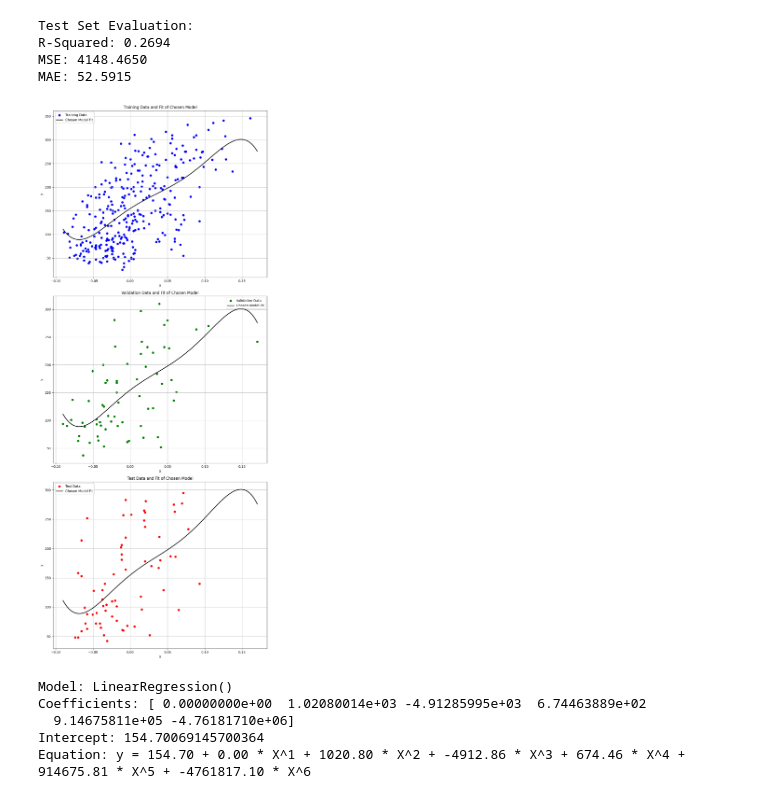
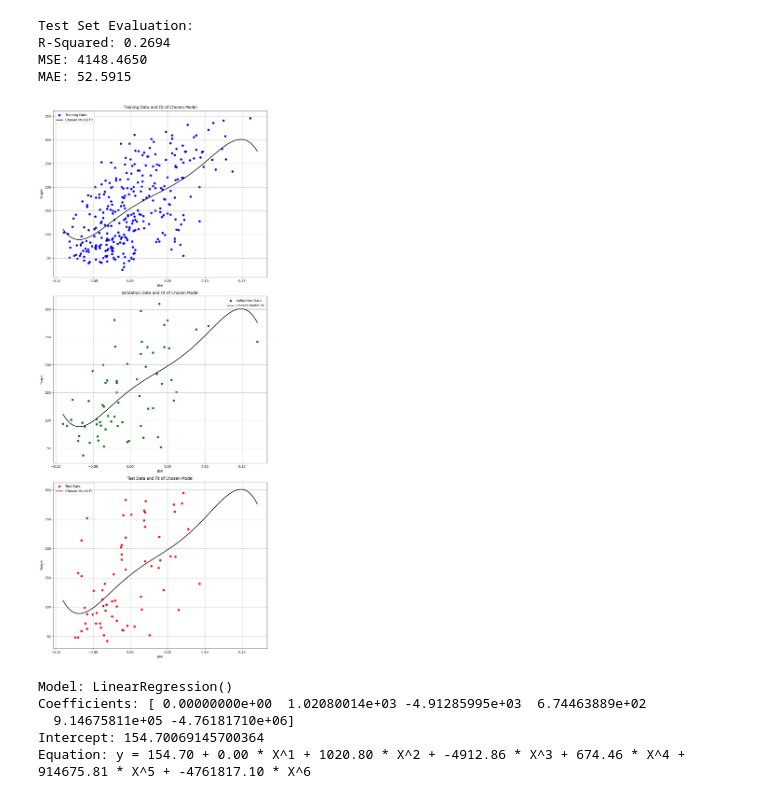
Before and after one commit to sumitsandhu/CSCN8010-labs, a Jupyter notebook: lab_4.ipynb, the cells around one changed output. Cells and saved outputs as stored; diff of their text form; code cells hidden in the pictures.

```diff
--- a/lab_4.ipynb
+++ b/lab_4.ipynb
@@ -517,35 +519,35 @@ MAE: 52.5915
 # %%
 fig, axes = plt.subplots(3, 1, figsize=(10, 24))
 X_range = np.linspace(min(X), max(X), 100).reshape(-1, 1)
 
 axes[0].scatter(X_train, y_train, color='blue', label='Training Data')
 axes[0].plot(X_range, best_model.predict(X_range), color='black', linewidth=2, label='Chosen Model Fit')
-axes[0].set_xlabel('X')
-axes[0].set_ylabel('y')
+axes[0].set_xlabel('BMI')
+axes[0].set_ylabel('Target')
 axes[0].set_title('Training Data and Fit of Chosen Model')
 axes[0].legend()
 axes[0].grid(True)
 
 axes[1].scatter(X_val, y_val, color='green', label='Validation Data')
 axes[1].plot(X_range, best_model.predict(X_range), color='black', linewidth=2, label='Chosen Model Fit')
-axes[1].set_xlabel('X')
-axes[1].set_ylabel('y')
+axes[1].set_xlabel('BMI')
+axes[1].set_ylabel('Target')
 axes[1].set_title('Validation Data and Fit of Chosen Model')
 axes[1].legend()
 axes[1].grid(True)
 
 axes[2].scatter(X_test, y_test, color='red', label='Test Data')
 axes[2].plot(X_range, best_model.predict(X_range), color='black', linewidth=2, label='Chosen Model Fit')
-axes[2].set_xlabel('X')
-axes[2].set_ylabel('y')
+axes[2].set_xlabel('BMI')
+axes[2].set_ylabel('Target')
 axes[2].set_title('Test Data and Fit of Chosen Model')
 axes[2].legend()
 axes[2].grid(True)
 
 plt.tight_layout()
 plt.show()
 # %% [output]
-[figure, old version]
+[figure, new version]
 # %%
 print_model_stats(best_model)
 # %% [output]
```
Also changed, not shown: parts of 2 cells of this notebook.
